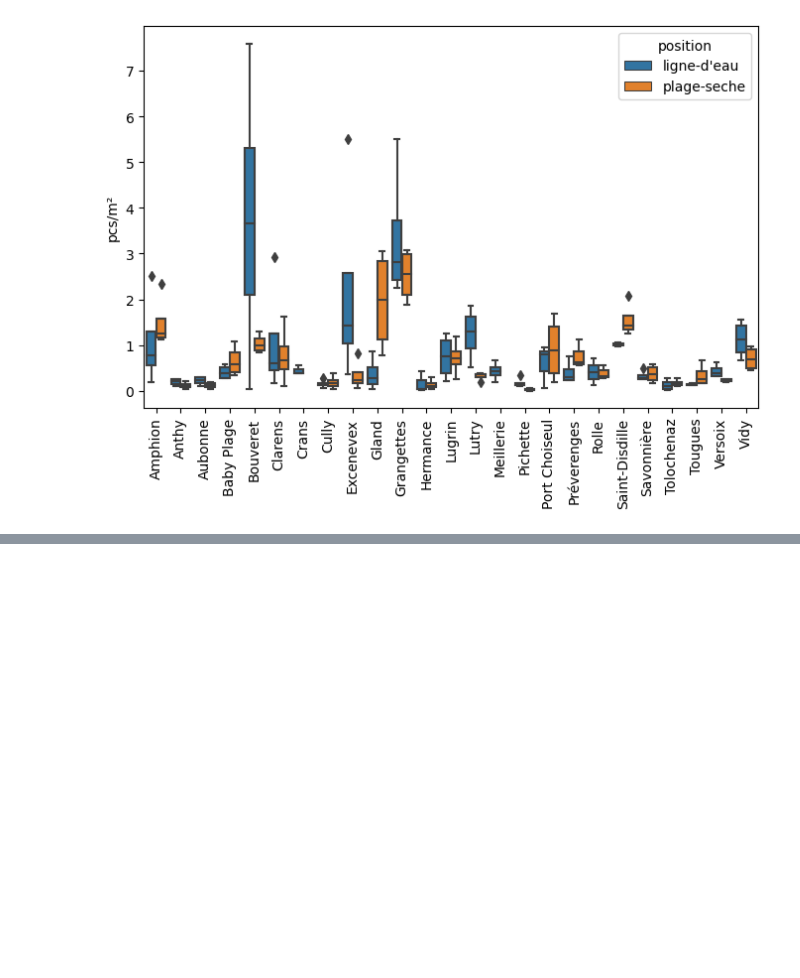
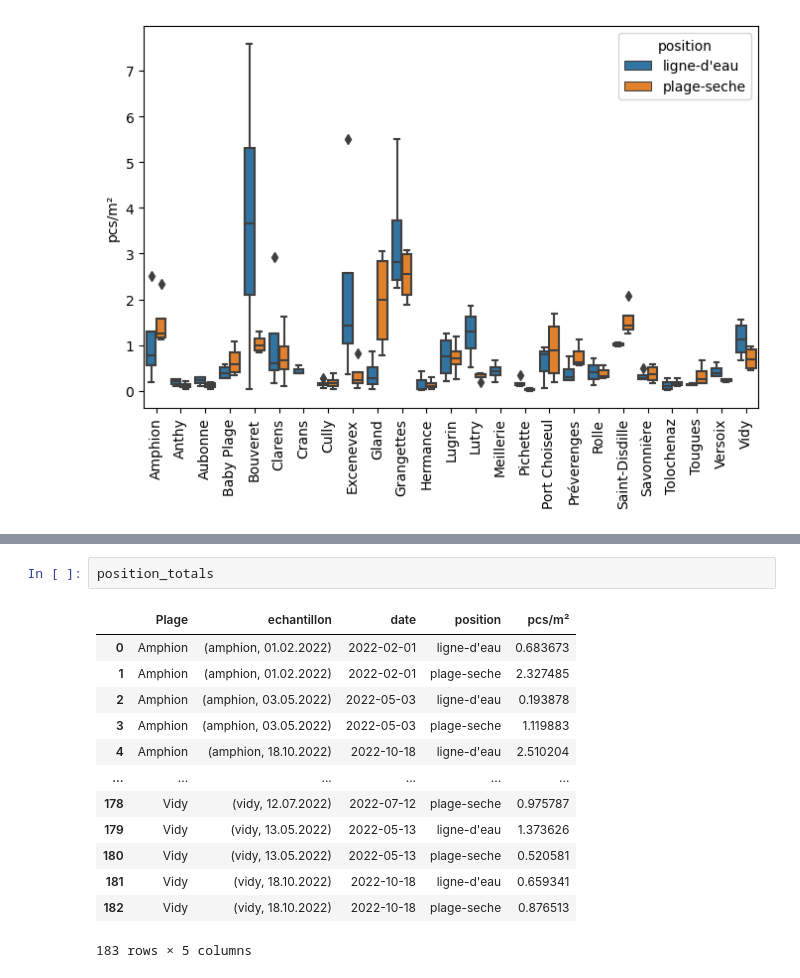
Before and after one commit to AssociationSauvegardeLeman/plastock, a Jupyter notebook: macro_summary.ipynb, the cells around one changed output, grey strips where cells are left out. Drawn from its saved outputs; the diff is of its cells as text; blank space fills up the shorter version.

```diff
--- a/macro_summary.ipynb
+++ b/macro_summary.ipynb
@@ -352,0 +372,16 @@ plt.show()
+# %%
+position_totals
+# %% [output]
+|  | Plage | echantillon | date | position | pcs/m² |
+| 0 | Amphion | (amphion, 01.02.2022) | 2022-02-01 | ligne-d'eau | 0.683673 |
+| 1 | Amphion | (amphion, 01.02.2022) | 2022-02-01 | plage-seche | 2.327485 |
+| 2 | Amphion | (amphion, 03.05.2022) | 2022-05-03 | ligne-d'eau | 0.193878 |
+| 3 | Amphion | (amphion, 03.05.2022) | 2022-05-03 | plage-seche | 1.119883 |
+| 4 | Amphion | (amphion, 18.10.2022) | 2022-10-18 | ligne-d'eau | 2.510204 |
+| ... | ... | ... | ... | ... | ... |
+| 178 | Vidy | (vidy, 12.07.2022) | 2022-07-12 | plage-seche | 0.975787 |
+| 179 | Vidy | (vidy, 13.05.2022) | 2022-05-13 | ligne-d'eau | 1.373626 |
+| 180 | Vidy | (vidy, 13.05.2022) | 2022-05-13 | plage-seche | 0.520581 |
+| 181 | Vidy | (vidy, 18.10.2022) | 2022-10-18 | ligne-d'eau | 0.659341 |
+| 182 | Vidy | (vidy, 18.10.2022) | 2022-10-18 | plage-seche | 0.876513 |
+183 rows × 5 columns
```
Also changed, not shown: parts of 2 cells of this notebook, 46 other files.
